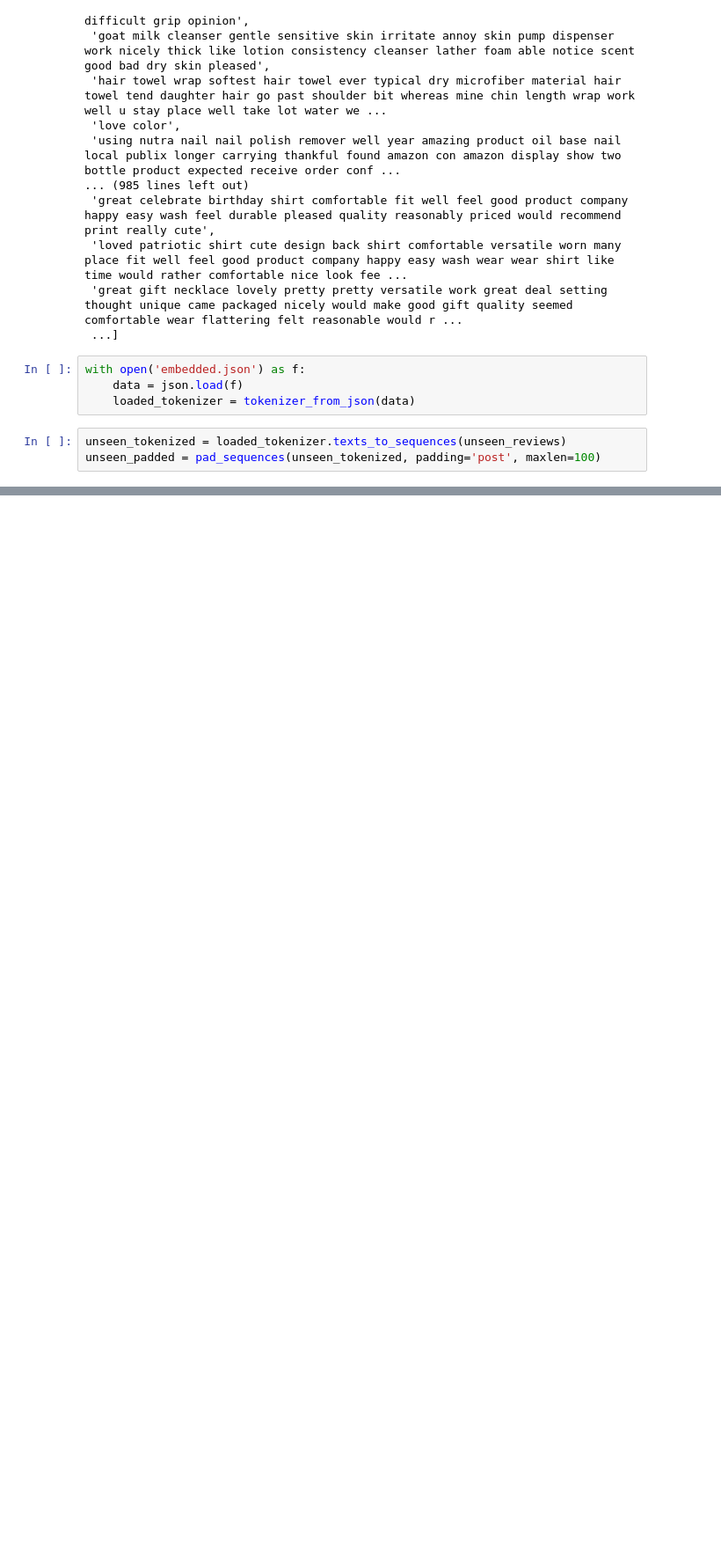
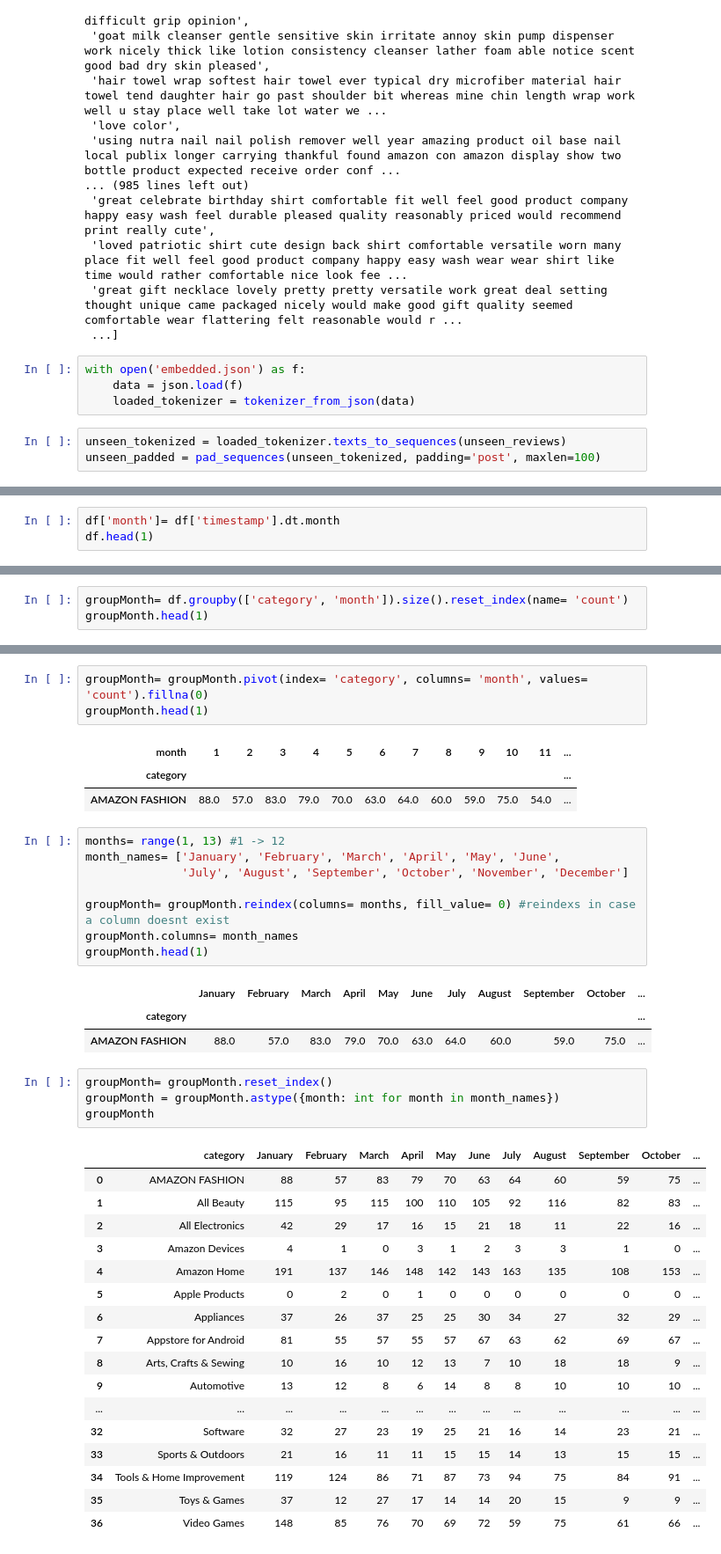
Before and after one commit to JosephKai1/COMP3610PROJECT, a Jupyter notebook: notebooks/ProductAnalysis.ipynb, the cells around one changed output, grey strips where cells are left out. Shown at 88% size. Cells and saved outputs as stored; diff of their text form; blank space fills up the shorter version.

```diff
--- a/notebooks/ProductAnalysis.ipynb
+++ b/notebooks/ProductAnalysis.ipynb
@@ -195,0 +231,3 @@ df.columns
+# %%
+df['month']= df['timestamp'].dt.month
+df.head(1)
@@ -195,0 +237,3 @@ df.columns
+# %%
+groupMonth= df.groupby(['category', 'month']).size().reset_index(name= 'count')
+groupMonth.head(1)
@@ -195,0 +243,41 @@ df.columns
+# %%
+groupMonth= groupMonth.pivot(index= 'category', columns= 'month', values= 'count').fillna(0)
+groupMonth.head(1)
+# %% [output]
+| month | 1 | 2 | 3 | 4 | 5 | 6 | 7 | 8 | 9 | 10 | 11 | ... |
+| category |  |  |  |  |  |  |  |  |  |  |  | ... |
+| AMAZON FASHION | 88.0 | 57.0 | 83.0 | 79.0 | 70.0 | 63.0 | 64.0 | 60.0 | 59.0 | 75.0 | 54.0 | ... |
+# %%
+months= range(1, 13) #1 -> 12
+month_names= ['January', 'February', 'March', 'April', 'May', 'June',
+              'July', 'August', 'September', 'October', 'November', 'December']
+
+groupMonth= groupMonth.reindex(columns= months, fill_value= 0) #reindexs in case a column doesnt exist
+groupMonth.columns= month_names
+groupMonth.head(1)
+# %% [output]
+|  | January | February | March | April | May | June | July | August | September | October | ... |
+| category |  |  |  |  |  |  |  |  |  |  | ... |
+| AMAZON FASHION | 88.0 | 57.0 | 83.0 | 79.0 | 70.0 | 63.0 | 64.0 | 60.0 | 59.0 | 75.0 | ... |
+# %%
+groupMonth= groupMonth.reset_index()
+groupMonth = groupMonth.astype({month: int for month in month_names})
+groupMonth
+# %% [output]
+|  | category | January | February | March | April | May | June | July | August | September | October | ... |
+| 0 | AMAZON FASHION | 88 | 57 | 83 | 79 | 70 | 63 | 64 | 60 | 59 | 75 | ... |
+| 1 | All Beauty | 115 | 95 | 115 | 100 | 110 | 105 | 92 | 116 | 82 | 83 | ... |
+| 2 | All Electronics | 42 | 29 | 17 | 16 | 15 | 21 | 18 | 11 | 22 | 16 | ... |
+| 3 | Amazon Devices | 4 | 1 | 0 | 3 | 1 | 2 | 3 | 3 | 1 | 0 | ... |
+| 4 | Amazon Home | 191 | 137 | 146 | 148 | 142 | 143 | 163 | 135 | 108 | 153 | ... |
+| 5 | Apple Products | 0 | 2 | 0 | 1 | 0 | 0 | 0 | 0 | 0 | 0 | ... |
+| 6 | Appliances | 37 | 26 | 37 | 25 | 25 | 30 | 34 | 27 | 32 | 29 | ... |
+| 7 | Appstore for Android | 81 | 55 | 57 | 55 | 57 | 67 | 63 | 62 | 69 | 67 | ... |
+| 8 | Arts, Crafts & Sewing | 10 | 16 | 10 | 12 | 13 | 7 | 10 | 18 | 18 | 9 | ... |
+| 9 | Automotive | 13 | 12 | 8 | 6 | 14 | 8 | 8 | 10 | 10 | 10 | ... |
+| ... | ... | ... | ... | ... | ... | ... | ... | ... | ... | ... | ... | ... |
+| 32 | Software | 32 | 27 | 23 | 19 | 25 | 21 | 16 | 14 | 23 | 21 | ... |
+| 33 | Sports & Outdoors | 21 | 16 | 11 | 11 | 15 | 15 | 14 | 13 | 15 | 15 | ... |
+| 34 | Tools & Home Improvement | 119 | 124 | 86 | 71 | 87 | 73 | 94 | 75 | 84 | 91 | ... |
+| 35 | Toys & Games | 37 | 12 | 27 | 17 | 14 | 14 | 20 | 15 | 9 | 9 | ... |
+| 36 | Video Games | 148 | 85 | 76 | 70 | 69 | 72 | 59 | 75 | 61 | 66 | ... |
```
Also changed, not shown: parts of 19 cells of this notebook, 2 other files.
